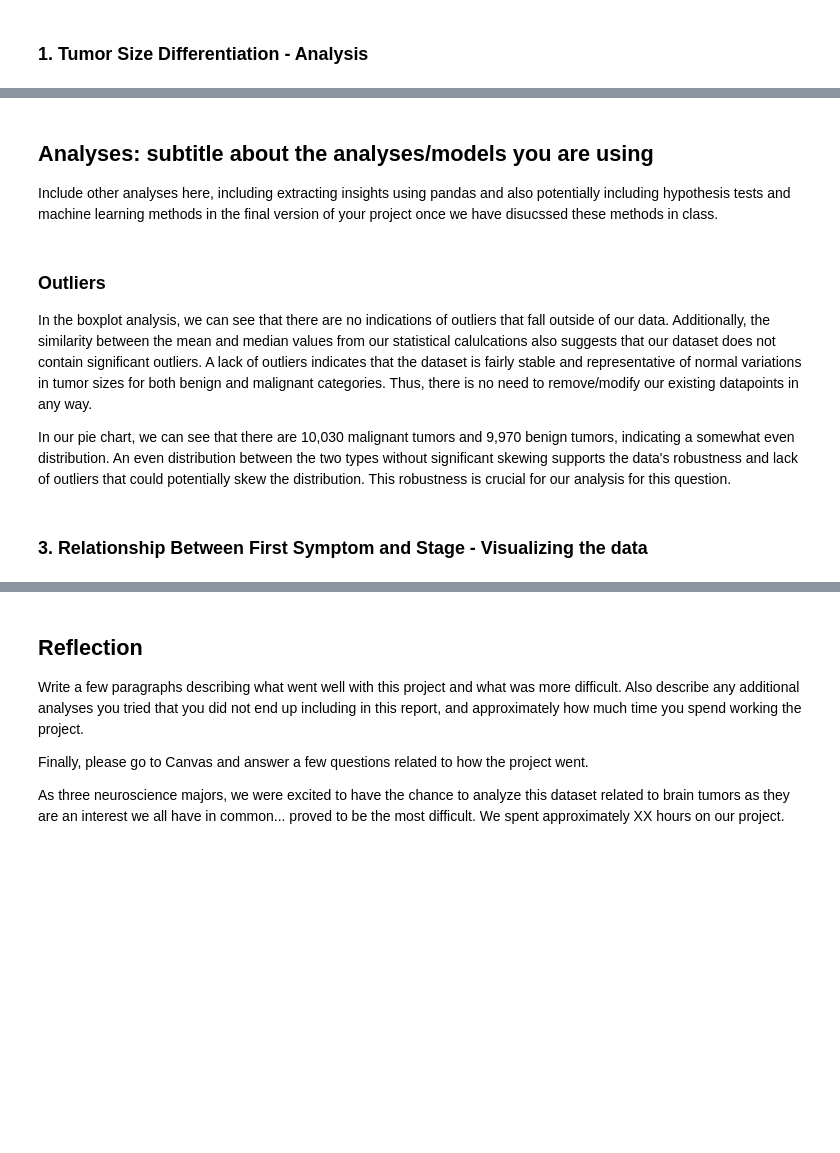
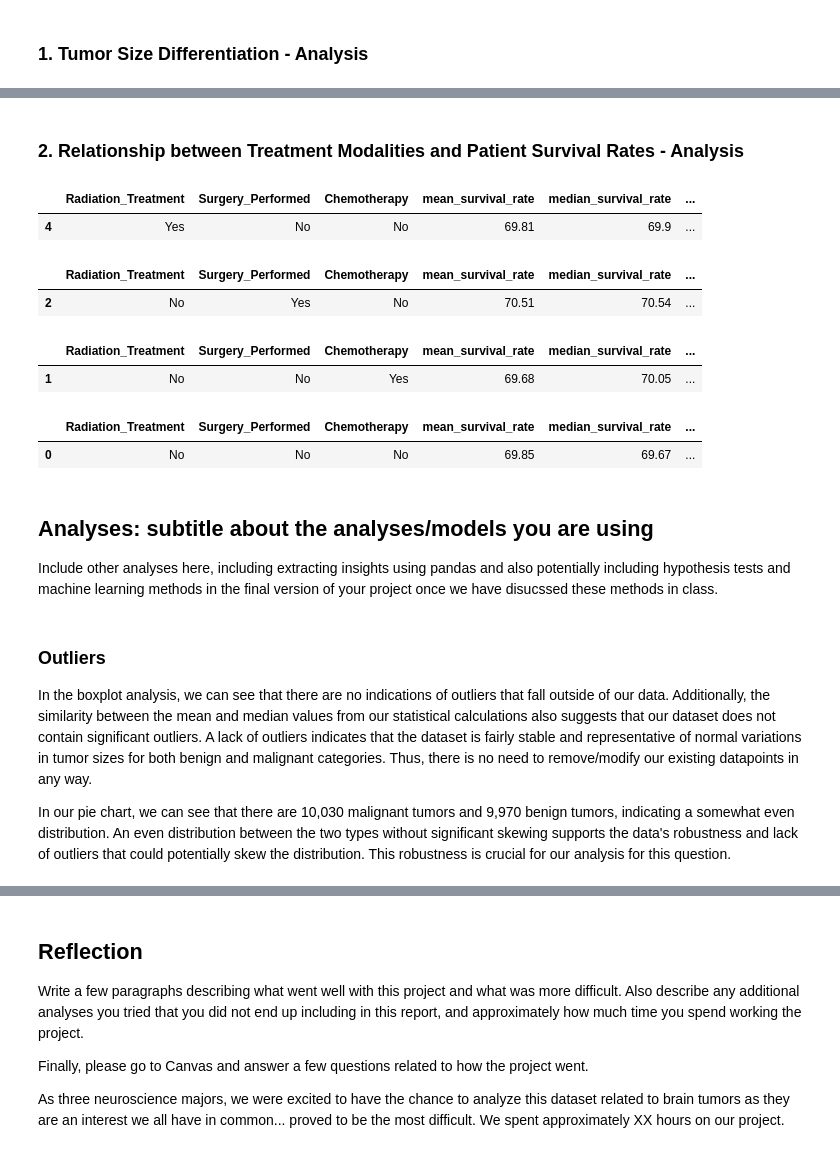
Before and after one commit to viviandoan1103/braintum, a Jupyter notebook: project_template_v8.ipynb, the cells around one changed output, grey strips where cells are left out. Drawn from its saved outputs; the diff is of its cells as text; code cells hidden in the pictures; blank space fills up the shorter version.

```diff
--- a/project_template_v8.ipynb
+++ b/project_template_v8.ipynb
@@ -111,9 +143,51 @@ Q1 M = 2.88 Q3 M = 7.68
+# %% [markdown]
+### 2. Relationship between Treatment Modalities and Patient Survival Rates - Analysis
+# %%
+brain_tumor_dataset_5 = np.round(brain_tumor_dataset_4.groupby(["Radiation_Treatment",
+                                                       "Surgery_Performed",
+                                                       "Chemotherapy"]).agg(mean_survival_rate = ("Survival_Rate", "mean"),
+                                                        median_survival_rate = ("Survival_Rate", "median"),
+                                                        max_survival_rate = ("Survival_Rate", "max"),
+                                                        min_survival_rate = ("Survival_Rate", "min")).reset_index(), 2)
+
+patients_with_radiation = brain_tumor_dataset_5[
+    (brain_tumor_dataset_5["Radiation_Treatment"] == "Yes") &
+    (brain_tumor_dataset_5["Surgery_Performed"] == "No") &
+    (brain_tumor_dataset_5["Chemotherapy"] == "No")]
+display(patients_with_radiation)
+
+patients_with_surgery = brain_tumor_dataset_5[
+    (brain_tumor_dataset_5["Radiation_Treatment"] == "No") &
+    (brain_tumor_dataset_5["Surgery_Performed"] == "Yes") &
+    (brain_tumor_dataset_5["Chemotherapy"] == "No")]
+display(patients_with_surgery)
+
+patients_with_chemotherapy = brain_tumor_dataset_5[
+    (brain_tumor_dataset_5["Radiation_Treatment"] == "No") &
+    (brain_tumor_dataset_5["Surgery_Performed"] == "No") &
+    (brain_tumor_dataset_5["Chemotherapy"] == "Yes")]
+display(patients_with_chemotherapy)
+
+patients_without_treatment = brain_tumor_dataset_5[
+    (brain_tumor_dataset_5["Radiation_Treatment"] == "No") &
+    (brain_tumor_dataset_5["Surgery_Performed"] == "No") &
+    (brain_tumor_dataset_5["Chemotherapy"] == "No")]
+display(patients_without_treatment)
+# %% [output]
+|  | Radiation_Treatment | Surgery_Performed | Chemotherapy | mean_survival_rate | median_survival_rate | ... |
+| 4 | Yes | No | No | 69.81 | 69.9 | ... |
+|  | Radiation_Treatment | Surgery_Performed | Chemotherapy | mean_survival_rate | median_survival_rate | ... |
+| 2 | No | Yes | No | 70.51 | 70.54 | ... |
+|  | Radiation_Treatment | Surgery_Performed | Chemotherapy | mean_survival_rate | median_survival_rate | ... |
+| 1 | No | No | Yes | 69.68 | 70.05 | ... |
+|  | Radiation_Treatment | Surgery_Performed | Chemotherapy | mean_survival_rate | median_survival_rate | ... |
+| 0 | No | No | No | 69.85 | 69.67 | ... |
 # %% [markdown]
 ## Analyses: subtitle about the analyses/models you are using
 
 Include other analyses here, including extracting insights using pandas and also potentially including hypothesis tests and machine learning methods in the final version of your project once we have disucssed these methods in class.
 # %% [markdown]
 ### Outliers
-In the boxplot analysis, we can see that there are no indications of outliers that fall outside of our data. Additionally, the similarity between the mean and median values from our statistical calulcations also suggests that our dataset does not contain significant outliers. A lack of outliers indicates that the dataset is fairly stable and representative of normal variations in tumor sizes for both benign and malignant categories. Thus, there is no need to remove/modify our existing datapoints in any way.
+In the boxplot analysis, we can see that there are no indications of outliers that fall outside of our data. Additionally, the similarity between the mean and median values from our statistical calculations also suggests that our dataset does not contain significant outliers. A lack of outliers indicates that the dataset is fairly stable and representative of normal variations in tumor sizes for both benign and malignant categories. Thus, there is no need to remove/modify our existing datapoints in any way.
 
 In our pie chart, we can see that there are 10,030 malignant tumors and 9,970 benign tumors, indicating a somewhat even distribution. An even distribution between the two types without significant skewing supports the data's robustness and lack of outliers that could potentially skew the distribution. This robustness is crucial for our analysis for this question.
@@ -124,2 +193,0 @@ In our pie chart, we can see that there are 10,030 malignant tumors and 9,970 be
-# %% [markdown]
-### 3. Relationship Between First Symptom and Stage - Visualizing the data
```
Also changed, not shown: parts of 14 cells of this notebook.
